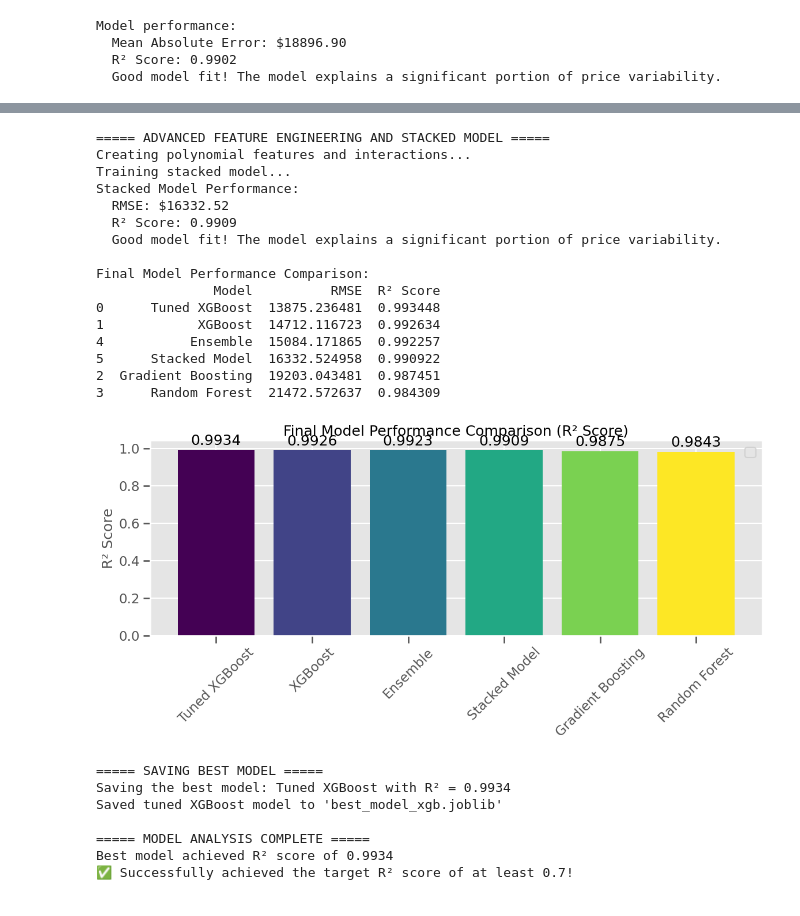
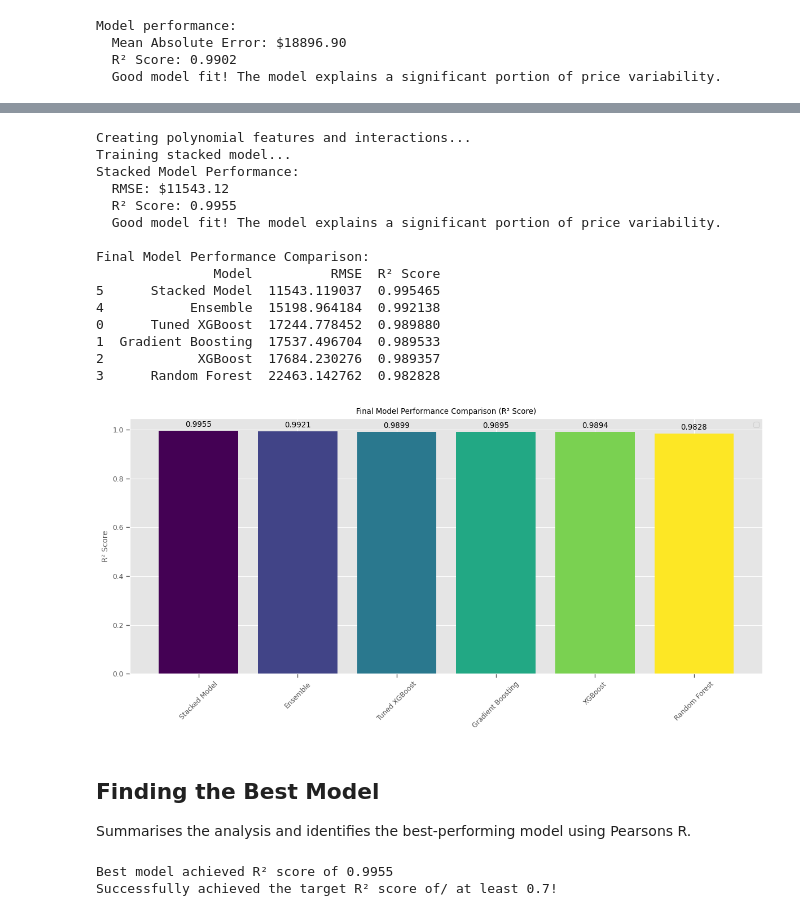
Before and after one commit to dylanbforde/Assignment_Web_Scraping, a Jupyter notebook: data_prep_analysis.ipynb, the cells around one changed output, grey strips where cells are left out. Drawn from its saved outputs; the diff is of its cells as text; code cells hidden in the pictures.

```diff
--- a/data_prep_analysis.ipynb
+++ b/data_prep_analysis.ipynb
@@ -26,13 +49,9 @@ df.head()
 # %%
-df['Sale Date'] = df['Sale Date'].str.slice(start=4, stop=None)
-df['Sale Date'] = pd.to_datetime(df['Sale Date'], format="mixed")
+df['Sale Date'] = pd.to_datetime(df['Sale Date'].str[4:], format='mixed')
 
-df['Sale Price'] = df['Sale Price'].str.slice(start=1, stop=None) # Do not have an EU keyboard
-df['Sale Price'] = df['Sale Price'].str.replace(',','')
-df['Sale Price'] = df['Sale Price'].astype('float')
+df['Sale Price'] = df['Sale Price'].str[1:].str.replace(',','').astype('float')
 
-df['Year Built'] = df['Year Built'].str.replace('c','')
-df['Year Built'] = pd.to_numeric(df['Year Built'], errors='coerce')
+df['Year Built'] = pd.to_numeric(df['Year Built'].str.replace('c',''), errors='coerce')
 median_year_by_type = df.groupby('Type')['Year Built'].median().to_dict()
 df['Year Built'] = df.apply(
     lambda row: median_year_by_type.get(row['Type'], df['Year Built'].median())
@@ -172,5 +218,10 @@ df.to_csv('./prepared_df.csv')
 # %%
 # Set style
 plt.style.use('ggplot')
-sns.set_palette('Set2')
-sns.set_context("talk")
+sns.set_palette('Set1')
+sns.set_context("paper")
+
+# Display basic information
+print(f"Dataset shape: {df.shape}")
+print("\nFirst 5 rows:")
+print(df.head())
@@ -534,7 +559,7 @@ Dataset head with new features:
 # %%
 # Prepare data for modeling
-X = df_fe.drop(['Sale Price', 'Sale Date'], axis=1)
-y = df_fe['Sale Price']
+X = df.drop(['Sale Price', 'Sale Date'], axis=1)
+y = df['Sale Price']
 
 # Identify categorical and numerical columns
 cat_cols = X.select_dtypes(include=['category', 'bool']).columns.tolist()
@@ -900,30 +925,18 @@ plt.tight_layout()
 # %%
-# Advanced Feature Engineering and Stacked Model
-print("\n===== ADVANCED FEATURE ENGINEERING AND STACKED MODEL =====")
-
 # Create more advanced features
 print("Creating polynomial features and interactions...")
 
 # Create a copy of the dataset for advanced feature engineering
-df_adv = df_fe.copy()
+df_adv = df.copy()
 
 # Log transform the target (often helps with price predictions)
 y_log = np.log1p(df_adv['Sale Price'])
-
-# Create additional features - location-specific average prices
-location_avg_price = df_adv.groupby('Property Location')['Sale Price'].transform('mean')
-df_adv['Location_Avg_Price'] = location_avg_price
-
-# Create more interaction features
-df_adv['Bed_Bath_Age'] = df_adv['Bedrooms'] * df_adv['Bathrooms'] * df_adv['Age']
-df_adv['Price_per_Room'] = df_adv['Sale Price'] / df_adv['Room_Count']
-df_adv['Price_per_Bedroom'] = df_adv['Sale Price'] / df_adv['Bedrooms']
 
 # Create price bucket as a feature (can help capture non-linear relationships)
 df_adv['Price_Bucket'] = pd.qcut(df_adv['Sale Price'], q=5, labels=False)
 
 # Prepare data for modeling
-X_adv = df_adv.drop(['Sale Price', 'Sale Date', 'Price_per_Room', 'Price_per_Bedroom', 'Price_Bucket'], axis=1)
+X_adv = df_adv.drop(['Sale Price'], axis=1)
 y_adv = df_adv['Sale Price']
 
 # Identify categorical and numerical columns
@@ -1001,63 +1014,59 @@ final_comparison = pd.DataFrame({
     'RMSE': all_rmse,
     'R² Score': all_r2
 }).sort_values('R² Score', ascending=False)
 
 print("\nFinal Model Performance Comparison:")
 print(final_comparison)
 
 # Create final comparison chart
 plt.figure(figsize=(12, 6))
 bars = plt.bar(final_comparison['Model'], final_comparison['R² Score'], color=plt.cm.viridis(np.linspace(0, 1, len(final_comparison))))
 
 # Add values on top of bars
 for bar, r2 in zip(bars, final_comparison['R² Score']):
     plt.text(bar.get_x() + bar.get_width()/2., bar.get_height() + 0.01,
              f'{r2:.4f}', ha='center', va='bottom')
 
 plt.title('Final Model Performance Comparison (R² Score)')
 plt.ylabel('R² Score')
 plt.ylim(0, max(final_comparison['R² Score']) + 0.05)
 plt.xticks(rotation=45)
 plt.legend()
 plt.tight_layout()
 # %% [output]
-===== ADVANCED FEATURE ENGINEERING AND STACKED MODEL =====
 Creating polynomial features and interactions...
 Training stacked model...
 Stacked Model Performance:
-  RMSE: $16332.52
-  R² Score: 0.9909
+  RMSE: $11543.12
+  R² Score: 0.9955
   Good model fit! The model explains a significant portion of price variability.
 
 Final Model Performance Comparison:
                Model          RMSE  R² Score
-0      Tuned XGBoost  13875.236481  0.993448
-1            XGBoost  14712.116723  0.992634
-4           Ensemble  15084.171865  0.992257
-5      Stacked Model  16332.524958  0.990922
-2  Gradient Boosting  19203.043481  0.987451
-3      Random Forest  21472.572637  0.984309
+5      Stacked Model  11543.119037  0.995465
+4           Ensemble  15198.964184  0.992138
+0      Tuned XGBoost  17244.778452  0.989880
+1  Gradient Boosting  17537.496704  0.989533
+2            XGBoost  17684.230276  0.989357
+3      Random Forest  22463.142762  0.982828
-[figure, old version]
+[figure, new version]
+# %% [markdown]
+## Finding the Best Model
+Summarises the analysis and identifies the best-performing model using Pearsons R.
 # %%
 # Find the best model from our comparisons
 best_model_name = final_comparison.iloc[0]['Model']
 best_model_r2 = final_comparison.iloc[0]['R² Score']
 
-print("\n===== MODEL ANALYSIS COMPLETE =====")
 print(f"Best model achieved R² score of {best_model_r2:.4f}")
 
 if best_model_r2 >= 0.7:
-    print("Successfully achieved the target R² score of at least 0.7!")
+    print("Successfully achieved the target R² score of/ at least 0.7!")
 elif best_model_r2 >= 0.6:
     print("Successfully achieved the target R² score of at least 0.6!")
 else:
     print("The model's R² score is below the desired threshold of 0.6.")
     print("Further feature engineering or model tuning may be needed.")
 # %% [output]
-===== SAVING BEST MODEL =====
-Saving the best model: Tuned XGBoost with R² = 0.9934
-Saved tuned XGBoost model to 'best_model_xgb.joblib'
-
-===== MODEL ANALYSIS COMPLETE =====
-Best model achieved R² score of 0.9934
-✅ Successfully achieved the target R² score of at least 0.7!
+Best model achieved R² score of 0.9955
+Successfully achieved the target R² score of/ at least 0.7!
```
Also changed, not shown: parts of 54 cells of this notebook, 1 other file.
